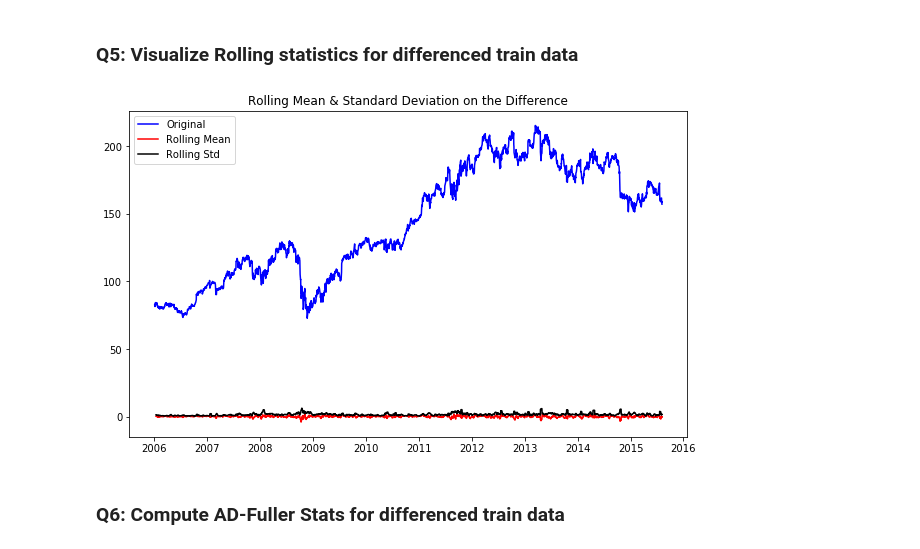
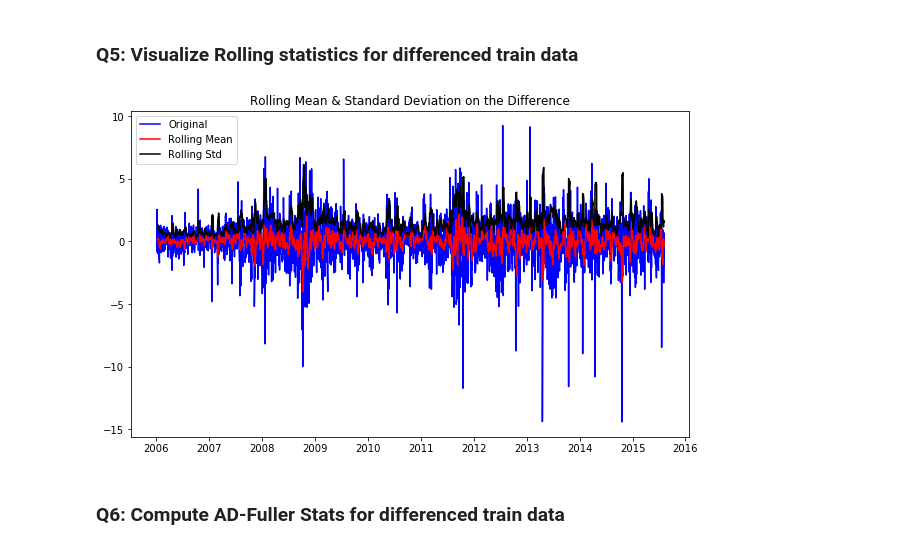
Before and after one commit to 3DBull/mec-mini-projects, a Jupyter notebook: mec-18.5.1-time-series-analysis-mini-project/Mini_Project_Time_Series_Forecasting.ipynb, the cells around one changed output. Cells and saved outputs as stored; diff of their text form; code cells hidden in the pictures.

```diff
--- a/mec-18.5.1-time-series-analysis-mini-project/Mini_Project_Time_Series_Forecasting.ipynb
+++ b/mec-18.5.1-time-series-analysis-mini-project/Mini_Project_Time_Series_Forecasting.ipynb
@@ -226,17 +226,17 @@ train_diff = train_diff.dropna(inplace = False)
 # %%
 #Determing rolling statistics
 rolmean = train_diff.rolling(window).mean()
 rolstd = train_diff.rolling(window).std()
 
 #Plot rolling statistics:
 fig = plt.figure(figsize=(10, 6))
-orig = plt.plot(train_series, color='blue',label='Original')
+orig = plt.plot(train_diff, color='blue',label='Original')
 mean = plt.plot(rolmean, color='red', label='Rolling Mean')
 std = plt.plot(rolstd, color='black', label = 'Rolling Std')
 plt.legend(loc='best')
 plt.title('Rolling Mean & Standard Deviation on the Difference');
 # %% [output]
-[figure, old version]
+[figure, new version]
 # %% [markdown]
 ### Q6: Compute AD-Fuller Stats for differenced train data
 # %%
```
Also changed, not shown: parts of 1 cell of this notebook.
